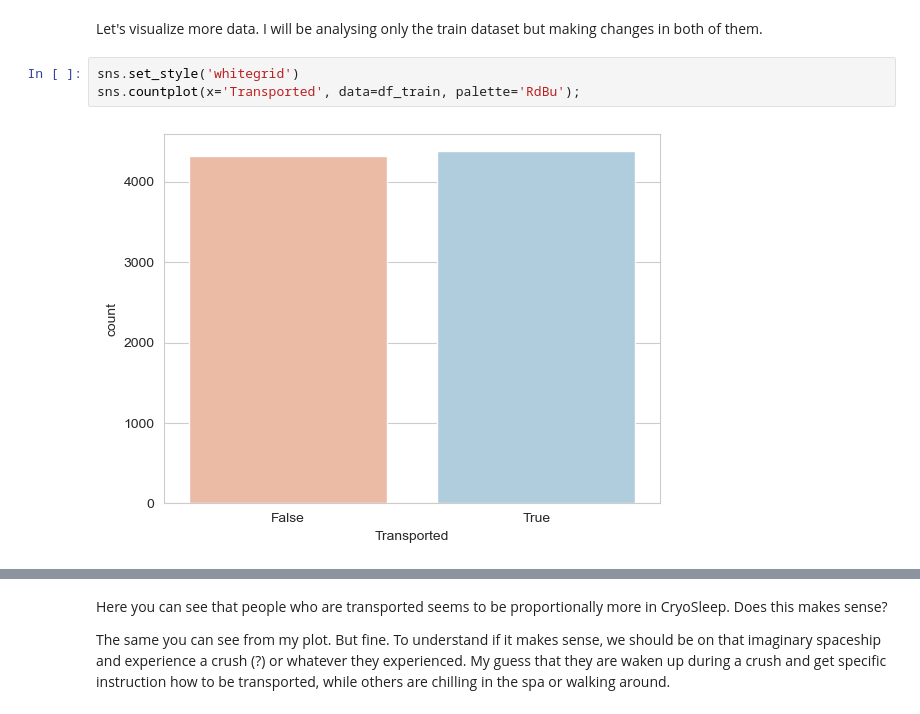
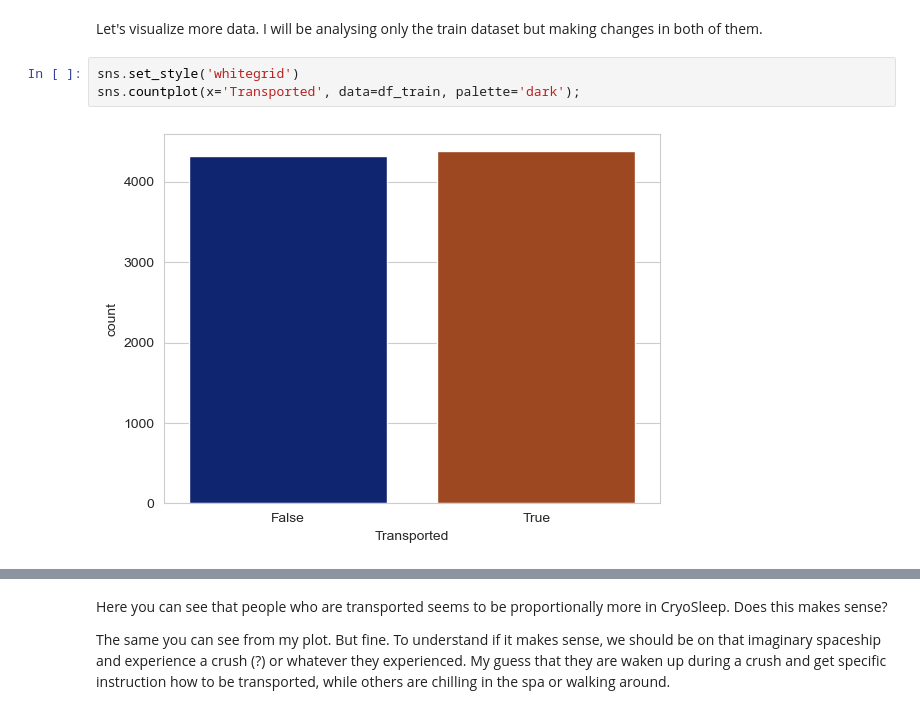
Before and after one commit to AnnaAnastasy/spaceship, a Jupyter notebook: spaceship.ipynb, the cells around one changed output, grey strips where cells are left out. Saved outputs shown, nothing was run; the diff lists cells and outputs as text.

```diff
--- a/spaceship.ipynb
+++ b/spaceship.ipynb
@@ -152,6 +152,6 @@ I realized we cannot drop them, because the test data as well has them, and if w
 Let's visualize more data. I will be analysing only the train dataset but making changes in both of them.
 # %%
 sns.set_style('whitegrid')
-sns.countplot(x='Transported', data=df_train, palette='RdBu');
+sns.countplot(x='Transported', data=df_train, palette='dark');
 # %% [output]
-[figure, old version]
+[figure, new version]
```
Also changed, not shown: parts of 33 cells of this notebook.
